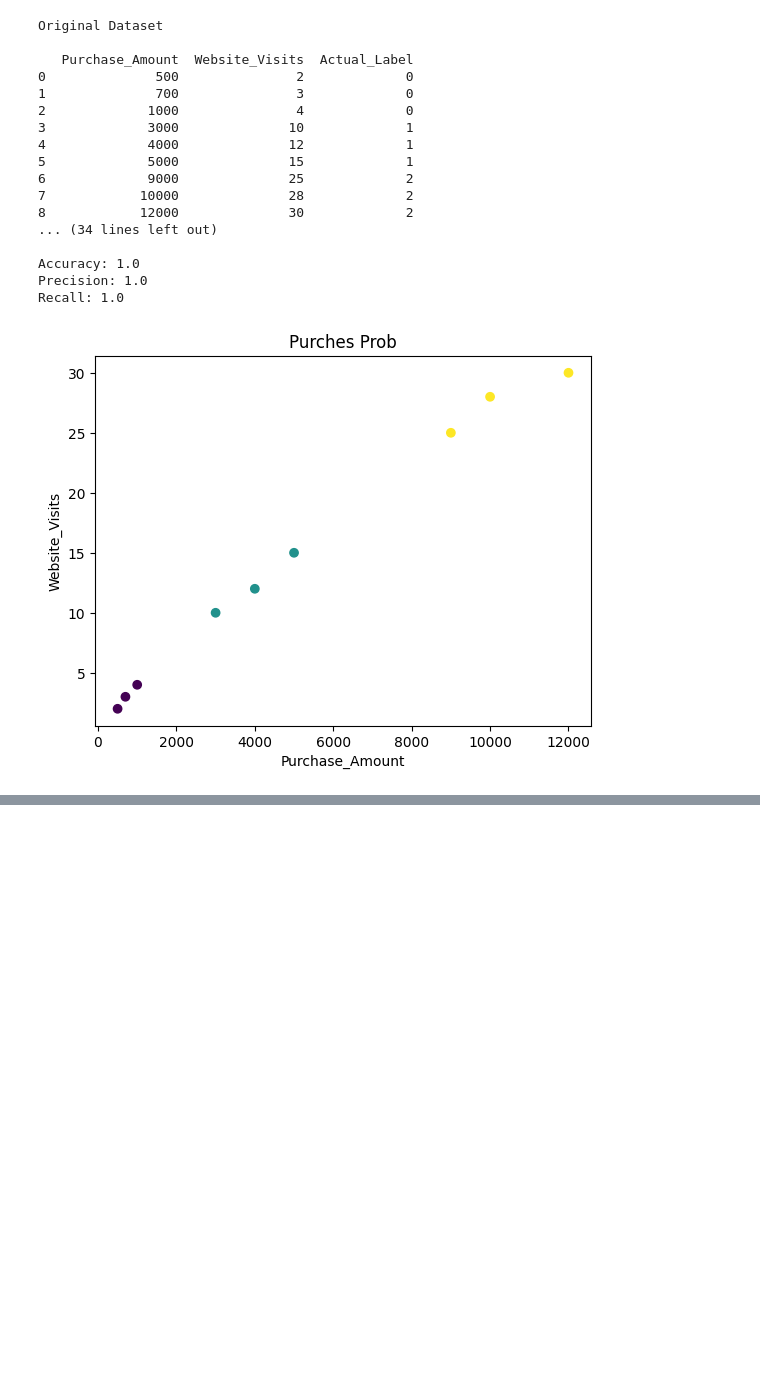
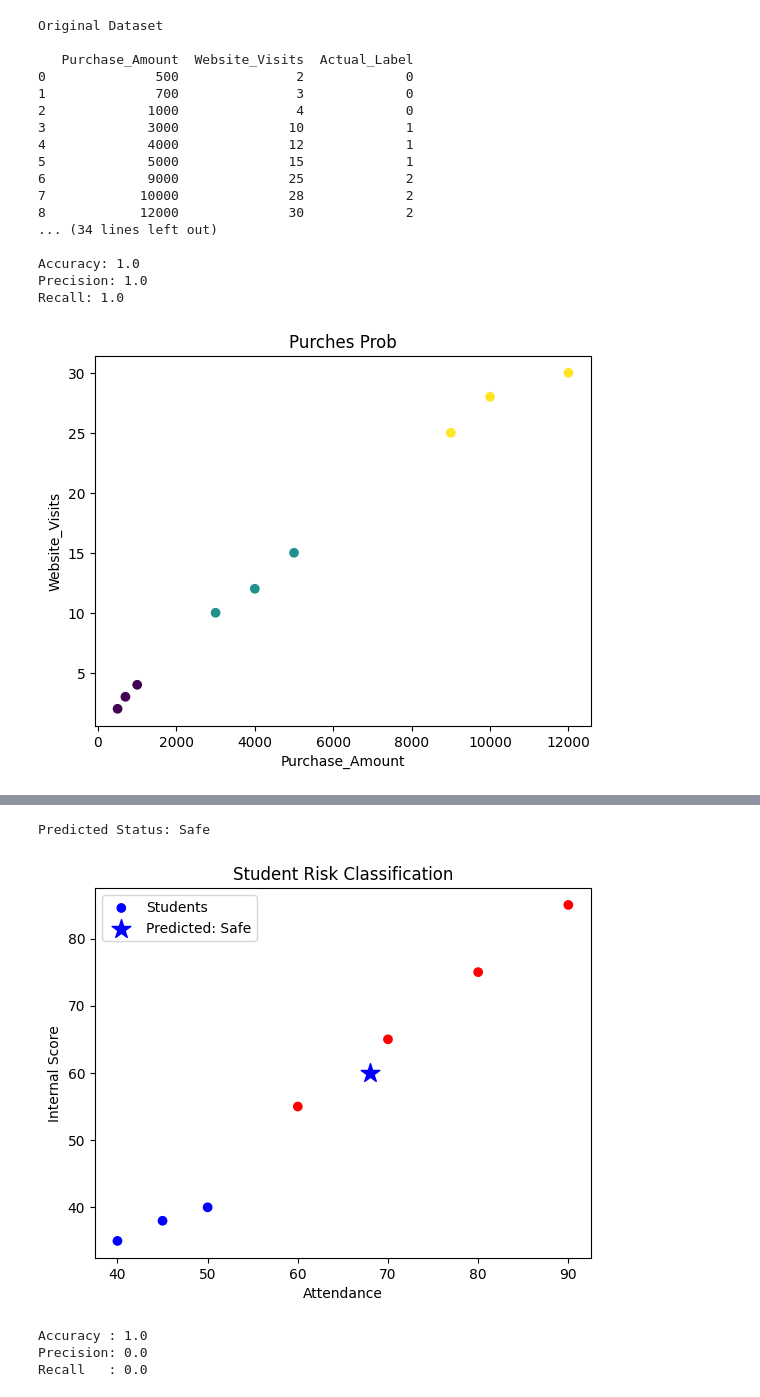
Before and after one commit to kbastart/ai, a Jupyter notebook: Machine_Learning.ipynb, the cells around one changed output, grey strips where cells are left out. Saved outputs shown, nothing was run; the diff lists cells and outputs as text; code cells hidden in the pictures; blank space fills up the shorter version.

```diff
--- a/Machine_Learning.ipynb
+++ b/Machine_Learning.ipynb
@@ -2073,0 +2145,71 @@ Recall: 1.0
+# %%
+"""TASK 2 — STUDENT RISK CLASSIFICATION (Logistic Regression)"""
+
+import pandas as pd
+import matplotlib.pyplot as plt
+from sklearn.linear_model import LogisticRegression
+from sklearn.model_selection import train_test_split
+from sklearn.metrics import accuracy_score, precision_score, recall_score
+
+# Dataset
+data = {
+    "Attendance": [40, 45, 50, 60, 70, 80, 90],
+    "Internal_Score": [35, 38, 40, 55, 65, 75, 85],
+    "Result": [0, 0, 0, 1, 1, 1, 1]
+}
+
+df = pd.DataFrame(data)
+
+X = df[["Attendance", "Internal_Score"]]
+y = df["Result"]
+
+# Split data
+X_train, X_test, y_train, y_test = train_test_split(
+    df[['Attendance', 'Internal_Score']],
+    df['Result'],
+    train_size=0.8,
+    random_state=42
+)
+
+# Train model
+model = LogisticRegression()
+model.fit(X_train, y_train)
+
+
+# Predict new student
+new_student = pd.DataFrame({"Attendance": [68], "Internal_Score": [60]})
+pred = model.predict(new_student)[0]
+status = "Safe" if pred == 1 else "At Risk"
+
+print("Predicted Status:", status)
+
+#visualization
+plt.scatter(df["Attendance"], df["Internal_Score"],
+            c=df["Result"], cmap="bwr", label="Students")
+plt.scatter(68, 60, color="blue", s=200, marker="*", label=f"Predicted: {status}")
+plt.xlabel("Attendance")
+plt.ylabel("Internal Score")
+plt.title("Student Risk Classification")
+plt.legend()
+plt.show()
+
+
+#Accuracy, Precision, Recall
+y_pred = model.predict(X_test)
+accuracy  = accuracy_score(y_test, y_pred)
+precision = precision_score(y_test, y_pred)
+recall    = recall_score(y_test, y_pred)
+print("Accuracy :", accuracy)
+print("Precision:", precision)
+print("Recall   :", recall)
+
+
+""" Accuracy:	Overall correctness	How often the model is right
+    Precision:	Of all predicted Safe, how many were actually Safe	Avoids calling At‑Risk students “Safe”
+    Recall:	Of all actual Safe students, how many were found	Avoids missing Safe students"""
+# %% [output]
+Predicted Status: Safe
+[figure, added]
+Accuracy : 1.0
+Precision: 0.0
+Recall   : 0.0
```
Also changed, not shown: parts of 8 cells of this notebook.
